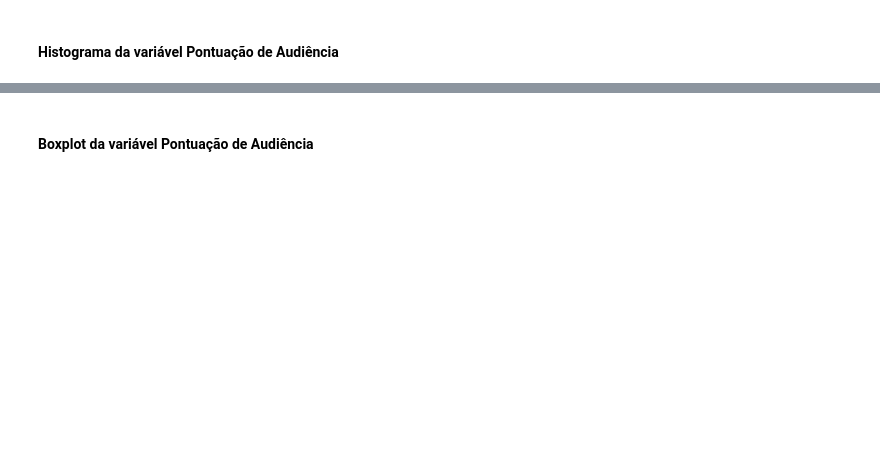
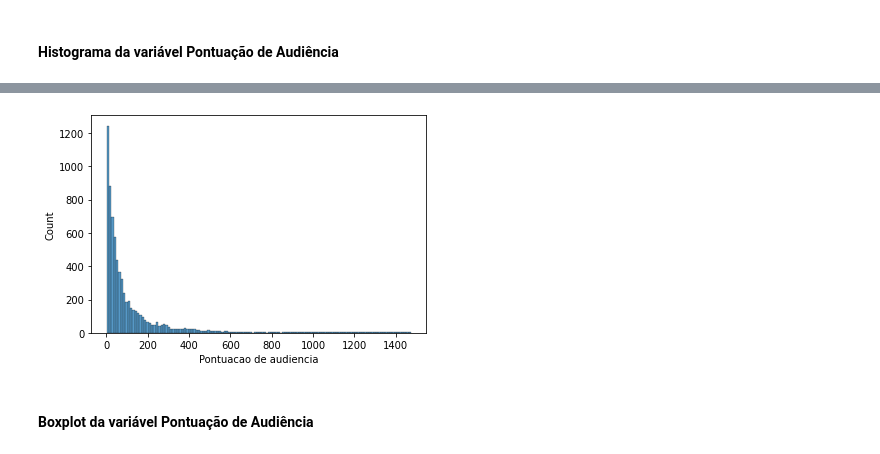
Before and after one commit to Blf100/Analise-de-dados-Netflix, a Jupyter notebook: Netflix.ipynb, the cells around one changed output, grey strips where cells are left out. Saved outputs shown, nothing was run; the diff lists cells and outputs as text; code cells hidden in the pictures; blank space fills up the shorter version.

```diff
--- a/Netflix.ipynb
+++ b/Netflix.ipynb
@@ -128,3 +127,7 @@ hist_pontuacao_audiencia.show()
+# %%
+sns.histplot(base, x='Pontuacao de audiencia');
+# %% [output]
+[figure, added]
 # %% [markdown]
 #### Boxplot da variável Pontuação de Audiência
 # %%
```
Also changed, not shown: parts of 18 cells of this notebook.
